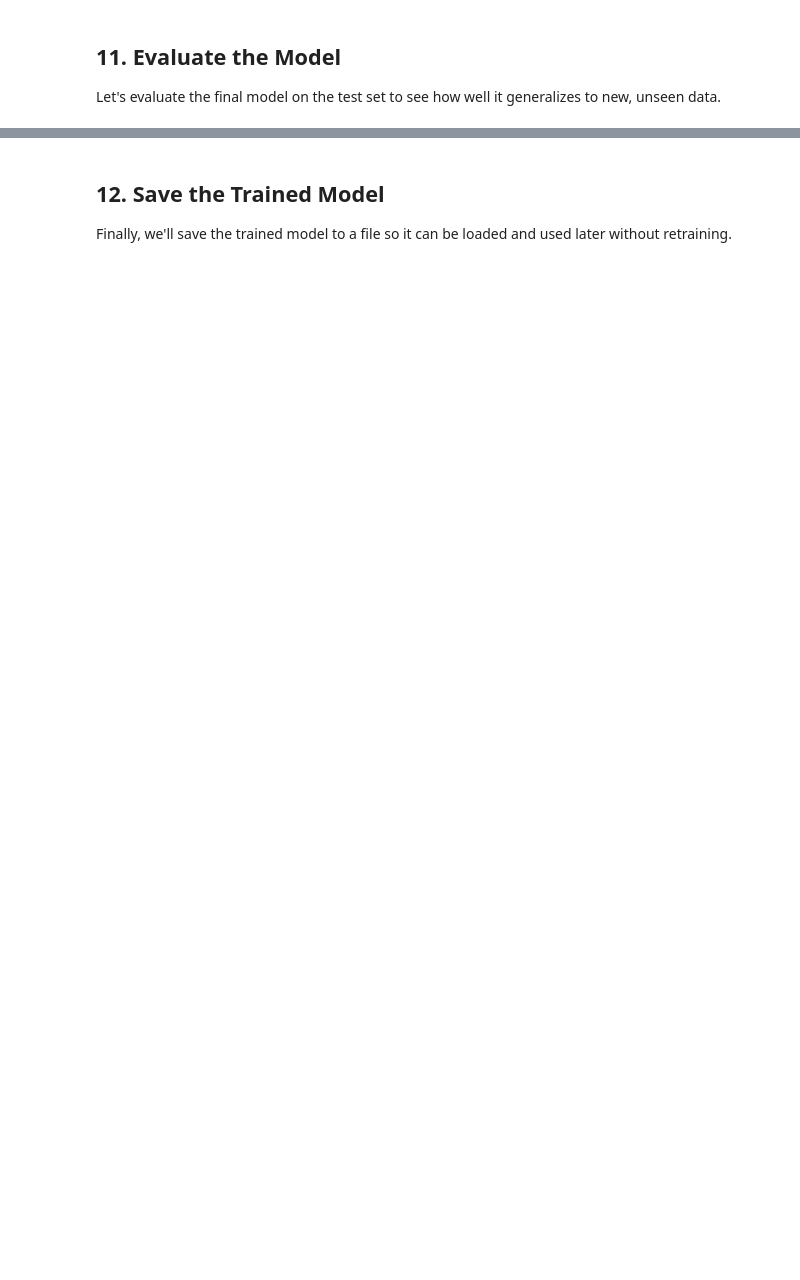
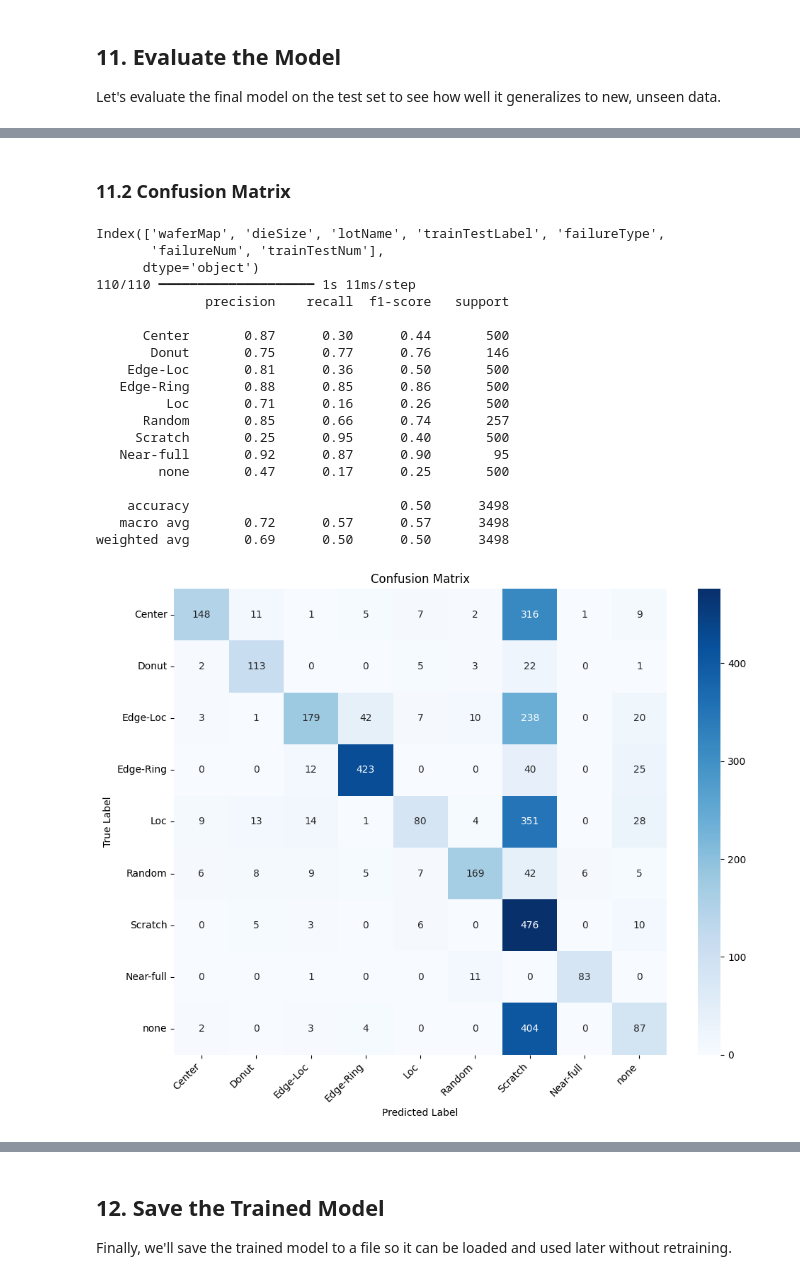
Before and after one commit to JenitonA/Wafer-Defect-AI, a Jupyter notebook: src/WaferDefectDetection.ipynb, the cells around one changed output, grey strips where cells are left out. Drawn from its saved outputs; the diff is of its cells as text; code cells hidden in the pictures; blank space fills up the shorter version.

Commit message:
Model 2

```diff
--- a/src/WaferDefectDetection.ipynb
+++ b/src/WaferDefectDetection.ipynb
@@ -79,7 +78,7 @@ def build_model(input_shape, num_classes):
 
 Now, let's instantiate the model with our specific parameters and print its summary.
 # %%
-INPUT_SHAPE = (26, 26, 1)
+INPUT_SHAPE = (25, 27, 1)
 NUM_CLASSES = 9
 
 model = build_model(INPUT_SHAPE, NUM_CLASSES)
@@ -329,13 +348,11 @@ def preprocess_wafers(df, target_size):
     X = np.stack(resized_maps).astype('float32')
     X = X.reshape(-1, target_size[0], target_size[1], 1)
 
-    y = df['failureNum'].values
+    y = df['failureNum'].astype("int32").values
     return X, y
 
 # Preprocess the augmented training and test sets
 X, y = preprocess_wafers(df_train_augmented, TARGET_SIZE)
-X_test, y_test = preprocess_wafers(df_test, TARGET_SIZE)
-
 
 
 # Split the augmented training data into training and validation sets
@@ -404,0 +453,56 @@ print(f'Test Accuracy: {test_accuracy:.4f}')
+# %% [markdown]
+### 11.2 Confusion Matrix
+# %%
+from sklearn.metrics import confusion_matrix, classification_report
+import seaborn as sns
+
+# To get the corresponding labels for each failure number
+labels = [key for key, value in sorted(mapping_type.items(), key=lambda item: item[1])]
+
+# Balancing the test data since most of it is just "None"
+# Getting a max of 500 per class
+df_test_balanced = df_test.groupby("failureNum", group_keys=False).apply(lambda x: x.sample(min(len(x), 500), random_state=42)).reset_index(drop=True)
+print(df_test.columns)
+
+X_test_balanced, y_test_balanced = preprocess_wafers(df_test_balanced, TARGET_SIZE)
+
+
+# Predict on test set
+y_pred = model.predict(X_test_balanced).argmax(axis=1)
+
+# Print per-class precision/recall/F1
+print(classification_report(y_test_balanced, y_pred, target_names=labels))
+
+# Confusion matrix
+cm = confusion_matrix(y_test_balanced, y_pred)
+
+plt.figure(figsize=(10, 8)) # Adjusted size for better readability
+sns.heatmap(cm, annot=True, fmt="d", cmap="Blues", xticklabels=labels, yticklabels=labels)
+plt.xlabel("Predicted Label")
+plt.ylabel("True Label")
+plt.title("Confusion Matrix")
+plt.xticks(rotation=45, ha='right') # Rotate labels to prevent overlap
+plt.yticks(rotation=0)
+plt.tight_layout() # Adjust layout to make room for label
+plt.show()
+# %% [output]
+Index(['waferMap', 'dieSize', 'lotName', 'trainTestLabel', 'failureType',
+       'failureNum', 'trainTestNum'],
+      dtype='object')
+110/110 ━━━━━━━━━━━━━━━━━━━━ 1s 11ms/step
+              precision    recall  f1-score   support
+
+      Center       0.87      0.30      0.44       500
+       Donut       0.75      0.77      0.76       146
+    Edge-Loc       0.81      0.36      0.50       500
+   Edge-Ring       0.88      0.85      0.86       500
+         Loc       0.71      0.16      0.26       500
+      Random       0.85      0.66      0.74       257
+     Scratch       0.25      0.95      0.40       500
+   Near-full       0.92      0.87      0.90        95
+        none       0.47      0.17      0.25       500
+
+    accuracy                           0.50      3498
+   macro avg       0.72      0.57      0.57      3498
+weighted avg       0.69      0.50      0.50      3498
+[figure, added]
```
Also changed, not shown: parts of 10 cells of this notebook.
